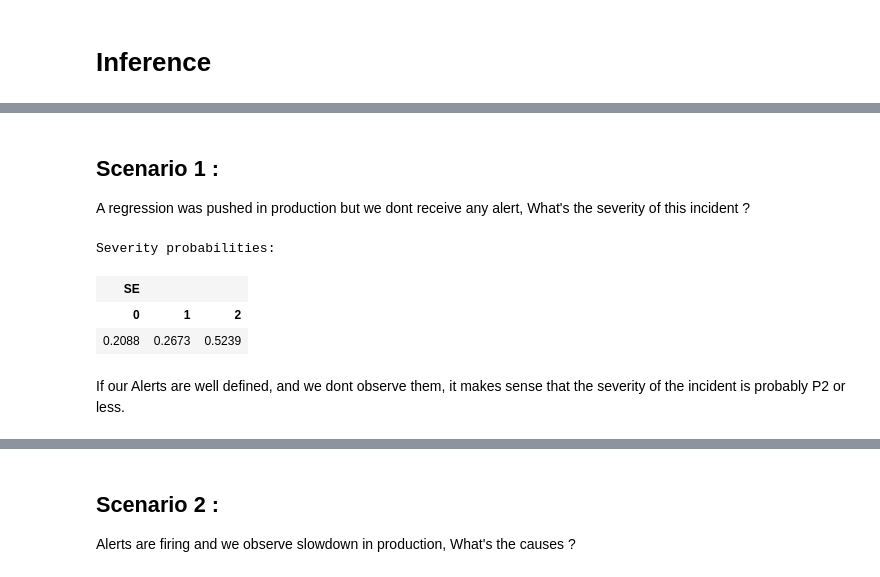
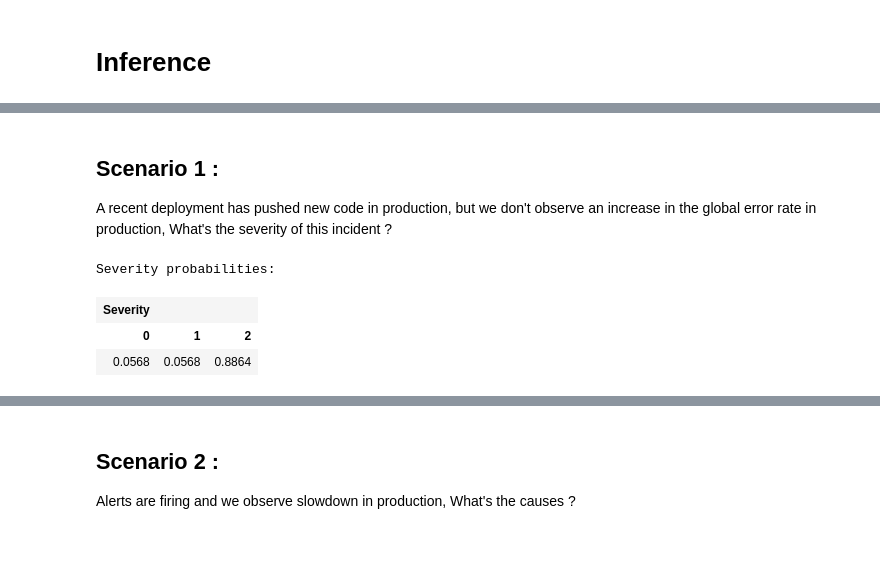
Before and after one commit to JustAlternate/simplified-bayesian-network-of-production-incident, a Jupyter notebook: notebook.ipynb, the cells around one changed output, grey strips where cells are left out. Drawn from its saved outputs; the diff is of its cells as text; code cells hidden in the pictures; blank space fills up the shorter version.

```diff
--- a/notebook.ipynb
+++ b/notebook.ipynb
@@ -432,15 +482,13 @@ ie=gum.LazyPropagation(bn)
 # %% [markdown]
 ## Scenario 1 :
-A regression was pushed in production but we dont receive any alert, What's the severity of this incident ?
+A recent deployment has pushed new code in production, but we don't observe an increase in the global error rate in production, What's the severity of this incident ?
 # %%
-ie.setEvidence({'RE':1, 'AL': 0})
+ie.setEvidence({'Recent Deployment':1, 'High Error Rate': 0})
 ie.makeInference()
 print("Severity probabilities:")
-ie.posterior("SE")
+ie.posterior("Severity")
 # %% [output]
 Severity probabilities:
-| SE |  |  |
+| Severity |  |  |
 | 0 | 1 | 2 |
-| 0.2088 | 0.2673 | 0.5239 |
+| 0.0568 | 0.0568 | 0.8864 |
-# %% [markdown]
-If our Alerts are well defined, and we dont observe them, it makes sense that the severity of the incident is probably P2 or less.
```
Also changed, not shown: parts of 17 cells of this notebook, 2 other files.
